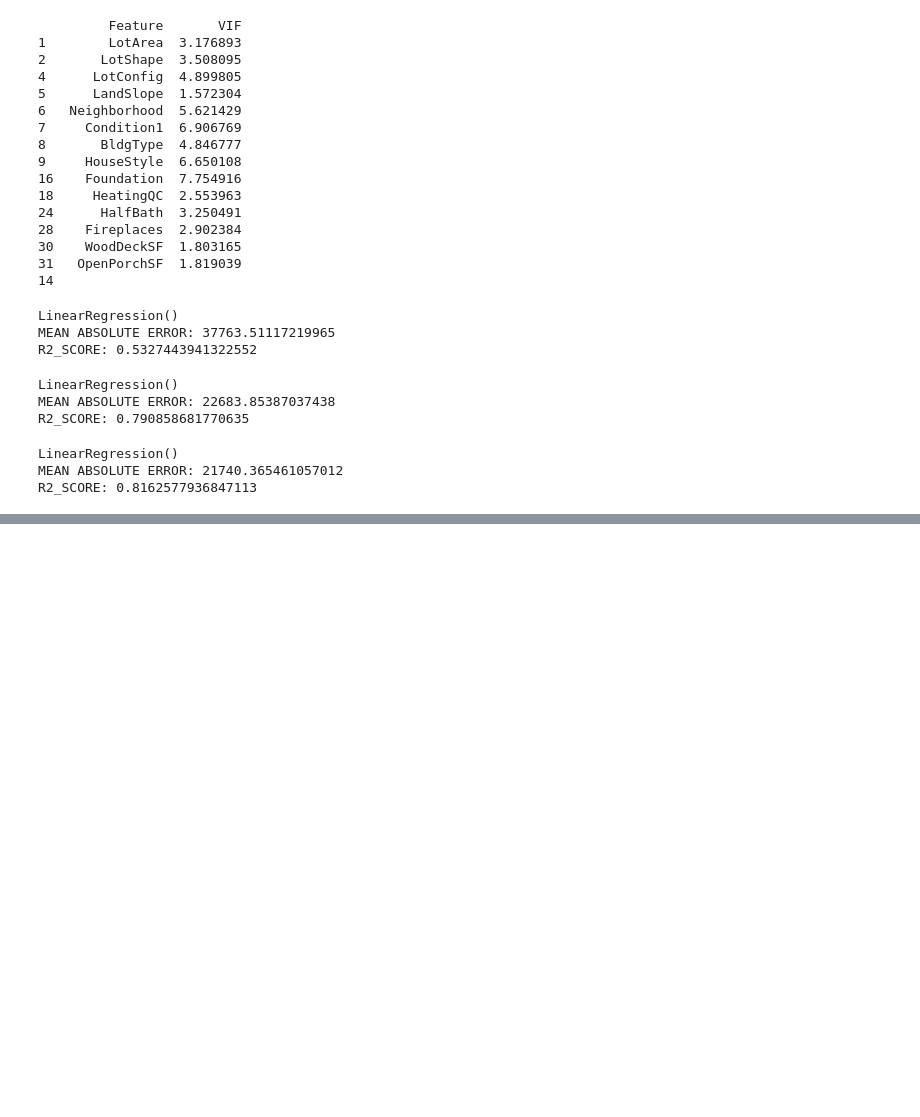
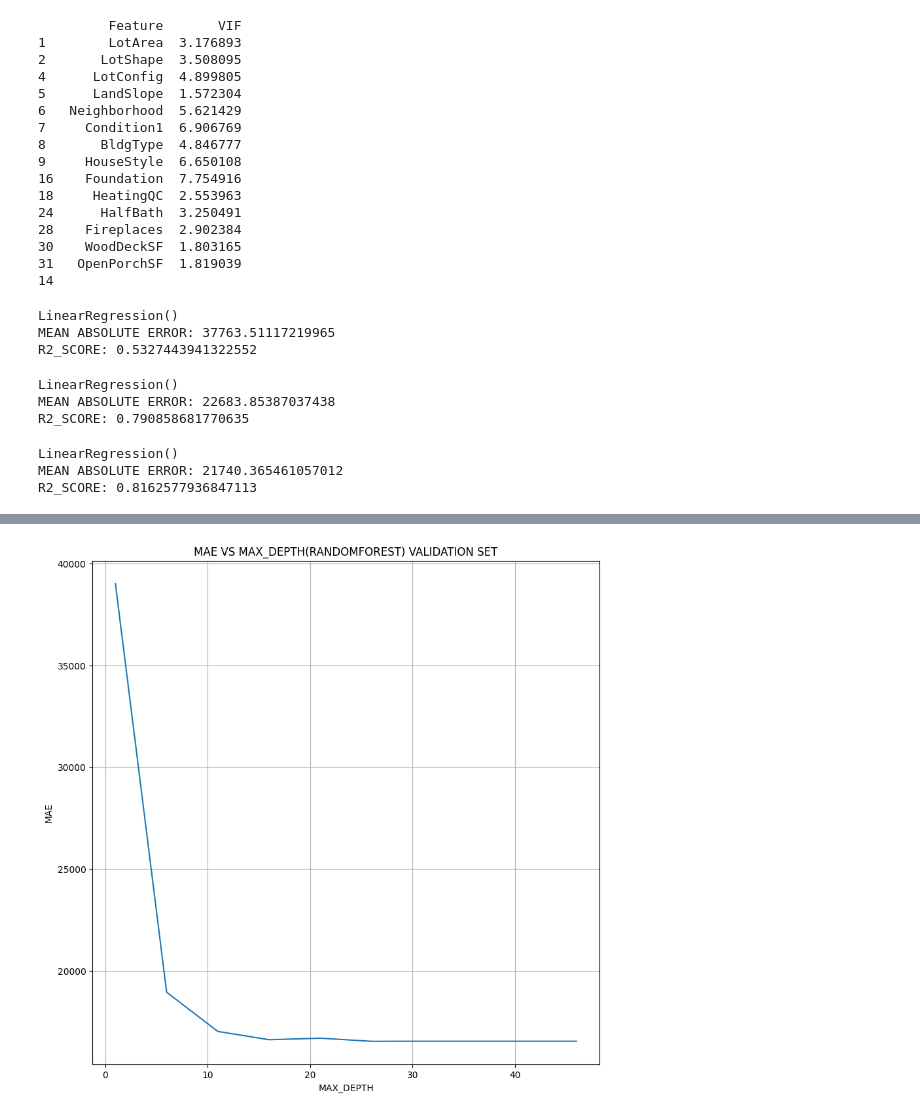
Before and after one commit to varmatilak22/Kaggle, a Jupyter notebook: Advanced_Regression_techniques.ipynb, the cells around one changed output, grey strips where cells are left out. Saved outputs shown, nothing was run; the diff lists cells and outputs as text; code cells hidden in the pictures; blank space fills up the shorter version.

```diff
--- a/Advanced_Regression_techniques.ipynb
+++ b/Advanced_Regression_techniques.ipynb
@@ -836 +905,26 @@ R2_SCORE: 0.8162577936847113
+# %%
+depth_list_1=[]
+mae_list_1=[]
+
+max_depth=range(1,50,5)
+
+for i in max_depth:
+    model_ensemble=RandomForestRegressor(random_state=1,
+                                       max_depth=i)
+    model_ensemble.fit(X_train_mi,y_train_mi)
+    y_pred_ensemble=model_ensemble.predict(X_valid_mi)
+    mae_ensemble=mean_absolute_error(y_valid_mi,y_pred_ensemble)
+
+    mae_list_1.append(mae_ensemble)
+    depth_list_1.append(i)
+# %%
+plt.figure(figsize=(10,10))
+plt.plot(depth_list_1,mae_list_1)
+plt.title("MAE VS MAX_DEPTH(RANDOMFOREST) VALIDATION SET")
+plt.xlabel("MAX_DEPTH")
+plt.ylabel("MAE")
+plt.grid(True)
+plt.show()
+# %% [output]
+[figure, added]
 # %%
```
Also changed, not shown: parts of 17 cells of this notebook.
